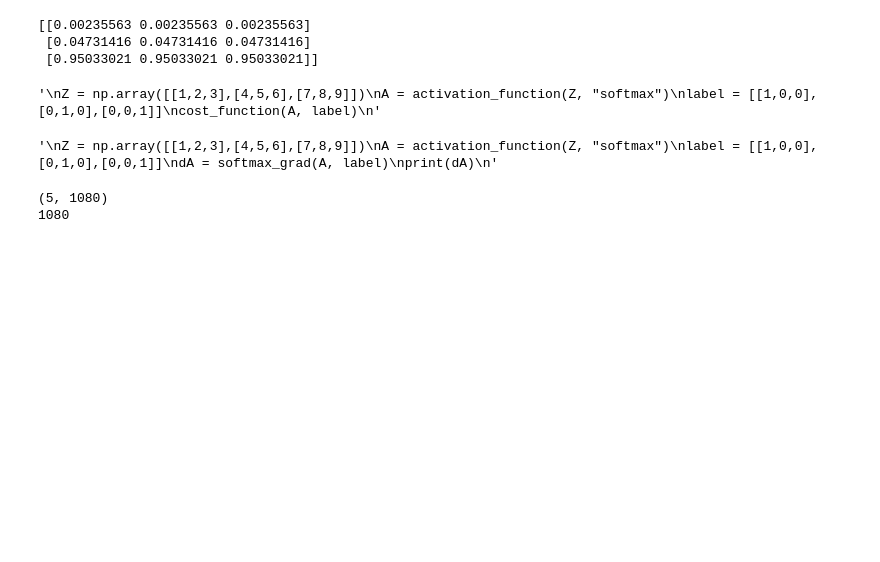
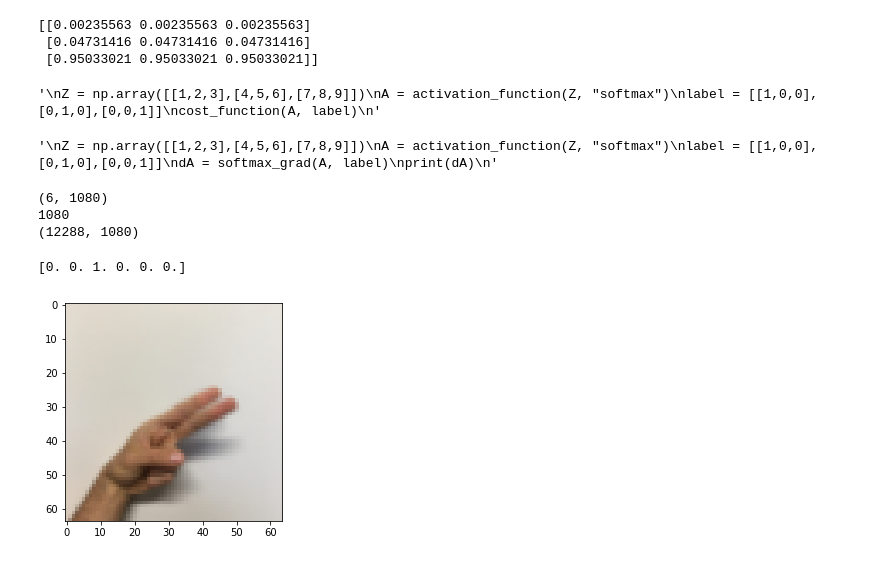
Before and after one commit to aneesh-shetye/softmax_in_numpy, a Jupyter notebook: Untitled.ipynb, the cells around one changed output. Drawn from its saved outputs; the diff is of its cells as text; code cells hidden in the pictures; blank space fills up the shorter version.

```diff
--- a/Untitled.ipynb
+++ b/Untitled.ipynb
@@ -185,12 +191,24 @@ X_train_flatten = X_train_orig.reshape(X_train_orig.shape[0], -1).T
 X_test_flatten = X_test_orig.reshape(X_test_orig.shape[0], -1).T
 X_train = X_train_flatten/255.
 X_test = X_test_flatten/255.
-Y_train = np.zeros([5,Y_train_orig.shape[1]])
+Y_train = np.zeros([6,Y_train_orig.shape[1]])
+Y_test = np.zeros([6,Y_test_orig.shape[1]])
 print(Y_train.shape)
 print(Y_train.shape[1])
 for y in range(Y_train.shape[1]):
-    Y_train[Y_train_orig - 1,y] =  1
+    Y_train[Y_train_orig[0,y] ,y] =  1
+for y in range(Y_test.shape[1]):
+    Y_test[Y_test_orig[0,y] ,y] =  1
+print(X_train.shape)
 # %% [output]
-(5, 1080)
+(6, 1080)
 1080
+(12288, 1080)
+# %%
+import matplotlib.pyplot as plt
+plt.imshow(X_train_orig[2])
+print(Y_train[:,2])
+# %% [output]
+[0. 0. 1. 0. 0. 0.]
+[figure, added]
 # %%
```
Also changed, not shown: parts of 6 cells of this notebook.
